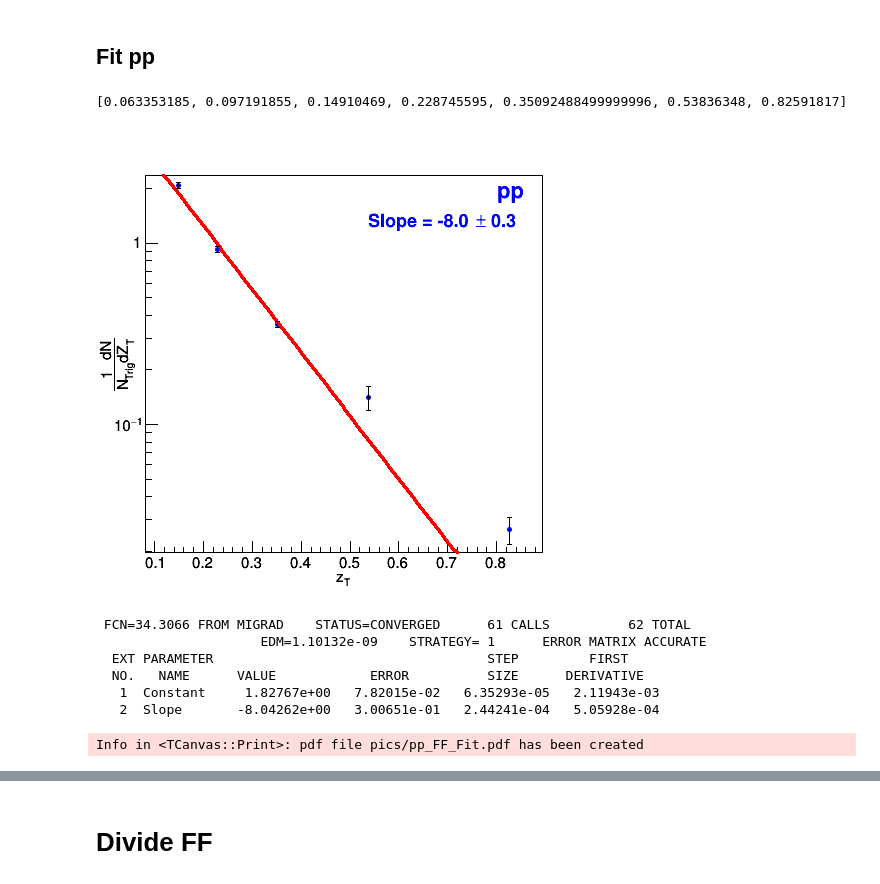
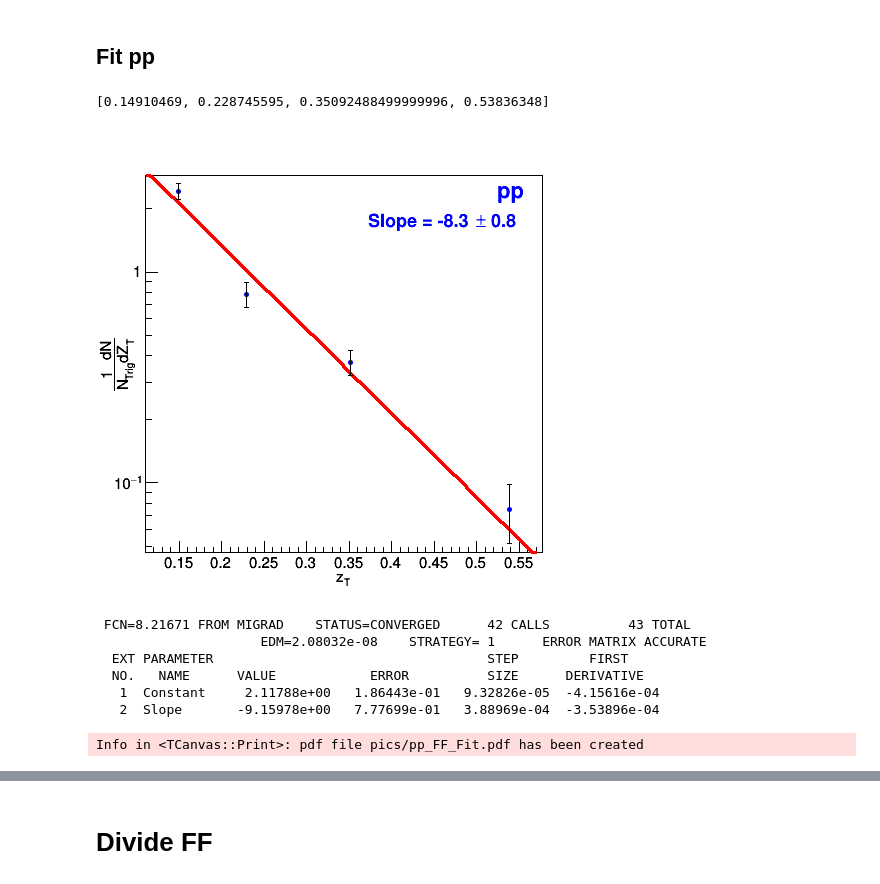
Before and after one commit to miguelignacio/CorrelationAnalysis, a Jupyter notebook: NtupleAnalysis/correlation.ipynb, the cells around one changed output, grey strips where cells are left out. Saved outputs shown, nothing was run; the diff lists cells and outputs as text; code cells hidden in the pictures.

```diff
--- a/NtupleAnalysis/correlation.ipynb
+++ b/NtupleAnalysis/correlation.ipynb
@@ -1235,10 +1342,13 @@ def Get_LE_Error(filename,prfx,doZYAM=True, doSubtraction=True, DoSys=False):
 File1 = pPb_File
 prfx1 = '13def'
 pPb_LE_Eff, pPb_LE_Error = Get_LE_Error(File1,prfx1,True,True,True)
+pPb_LE_Error = [1,1,0.0057,0.002857,0.002857,0.0012857,0.002857]
 #File2 = 'InputData/17q_SE_NN_Correlation_GMB_Ratio.root'
 File2 = pp_File
 prfx2 = 'pp'
 pp_LE_Eff, pp_LE_Error = Get_LE_Error(File2,prfx2,True,True,True)
+pp_LE_Error = [0.003,0.003,0.000567,0.00426,0.00284,0.00241
+               ,0.001]
 print pp_LE_Error
 MC_LE_Eff, MC_LE_Error = Get_LE_Error(MC_File,'18b10a',True,False,True)
 print MC_LE_Error
@@ -1398,11 +1455,14 @@ def GetBKGsubtracted(filename,prfx,ptbin, ztbin, doZYAM=True, doSubtraction=True
                 #print Signal.GetBinContent(i)," +/- ",Signal.GetBinError(i)
                 #print "Phi Bin: ",i,"Signal: ",Signal.GetBinContent(i),"purity: ",p_error/purity[ptbin]," LE Error:",(y_s_error/y_s)," Total: ",100*math.sqrt((y_s_error/y_s)**2 + (p_error/purity[ptbin])**2),"%"
                 #print Signal.GetBinError(i)/Signal.GetBinContent(1),"%"
+
         else:
             Background.Scale(1-purity[ptbin])
             Signal.Add(Background,-1)
             Signal.Scale(1/purity[ptbin])
             Background.Scale(1/purity[ptbin])
+    else:
+        Background.Scale(1-purity[ptbin])
     #print "\n"
     Signal.GetYaxis().SetTitle("#frac{1}{N_{Trig}}#frac{d^{2}N}{d#phid#eta}")
     Background.GetYaxis().SetTitle("#frac{1}{N_{Trig}}#frac{d^{2}N}{d#phid#eta}")
@@ -1590,3 +1684,5 @@ Info in <TCanvas::Print>: pdf file pics/13def_correlations_Overlay.pdf has been
+# %%
+E_Shower = [0.0,0.0,0.33,0.10,0.06,0.01,0.0]
 # %% [markdown]
 # Fragmentation Function
 # %%
@@ -1862,7 +2164,7 @@ latex.SetNDC()
 latex.SetTextSize(0.05)
 
 for i in range (4):
-    izt = i+2
+    izt = i
     pPb_Fit_Plot.SetPoint(i,zT_point[izt],pPb_int[izt])
     pPb_Fit_Plot.SetPointError(i,0,pPb_error[izt])
 pPb_Fit_Plot.Fit("expo")
@@ -1875,7 +2177,7 @@ pPb_Fit_Plot.GetYaxis().CenterTitle(1)
 pPb_Fit_Plot.Draw("AP")
 latex.DrawLatex(0.78,0.85, "#color[4]{pPb}")
 latex.SetTextSize(0.04)
-latex.DrawLatex(0.55,0.79, "#color[4]{Slope = -12.0 #pm 0.9}")
+latex.DrawLatex(0.55,0.79, "#color[4]{Slope = -9.9 #pm 0.8}")
 ROOT.gPad.SetLogy()
 pPb_canv.Update()
 pPb_canv.Draw()
@@ -1897,37 +2199,37 @@ Info in <TCanvas::Print>: pdf file pics/pPb_FF_Fit.pdf has been created
 # %%
 pp_Fit_Plot = ROOT.TGraphErrors()#(
 
 latex = TLatex()
 latex.SetNDC()
 latex.SetTextSize(0.05)
 print zT_point
-for i in range (5):
-    izt = i+2
+for i in range (4):
+    izt = i
     pp_Fit_Plot.SetPoint(i,zT_point[izt],pp_int[izt])
     pp_Fit_Plot.SetPointError(i,0,pp_error[izt])
 pp_Fit_Plot.Fit("expo")
 
 pp_canv = ROOT.TCanvas("ppcan","ppcan",500,500)
 pp_Fit_Plot.GetYaxis().SetTitle("#frac{1}{N_{Trig}}#frac{dN}{dZ_{T}}")
 pp_Fit_Plot.GetXaxis().SetTitle("z_{T}")
 pp_Fit_Plot.GetXaxis().CenterTitle(1)
 pp_Fit_Plot.GetYaxis().CenterTitle(1)
 pp_Fit_Plot.Draw("AP")
 latex.DrawLatex(0.81,0.85, "#color[4]{pp}")
 latex.SetTextSize(0.04)
-latex.DrawLatex(0.55,0.79, "#color[4]{Slope = -8.0 #pm 0.3}")
+latex.DrawLatex(0.55,0.79, "#color[4]{Slope = -8.3 #pm 0.8}")
 ROOT.gPad.SetLogy()
 pp_canv.Update()
 pp_canv.Draw()
 pp_canv.SaveAs("pics/pp_FF_Fit.pdf")
 pp_Fit_Plot = ROOT.TGraphErrors()
 # %% [output]
-[0.063353185, 0.097191855, 0.14910469, 0.228745595, 0.35092488499999996, 0.53836348, 0.82591817]
+[0.14910469, 0.228745595, 0.35092488499999996, 0.53836348]
-[figure, old version]
+[figure, new version]
- FCN=34.3066 FROM MIGRAD    STATUS=CONVERGED      61 CALLS          62 TOTAL
-                     EDM=1.10132e-09    STRATEGY= 1      ERROR MATRIX ACCURATE
+ FCN=8.21671 FROM MIGRAD    STATUS=CONVERGED      42 CALLS          43 TOTAL
+                     EDM=2.08032e-08    STRATEGY= 1      ERROR MATRIX ACCURATE
   EXT PARAMETER                                   STEP         FIRST
   NO.   NAME      VALUE            ERROR          SIZE      DERIVATIVE
-   1  Constant     1.82767e+00   7.82015e-02   6.35293e-05   2.11943e-03
-   2  Slope       -8.04262e+00   3.00651e-01   2.44241e-04   5.05928e-04
+   1  Constant     2.11788e+00   1.86443e-01   9.32826e-05  -4.15616e-04
+   2  Slope       -9.15978e+00   7.77699e-01   3.88969e-04  -3.53896e-04
 Info in <TCanvas::Print>: pdf file pics/pp_FF_Fit.pdf has been created
```
Also changed, not shown: parts of 47 cells of this notebook.
